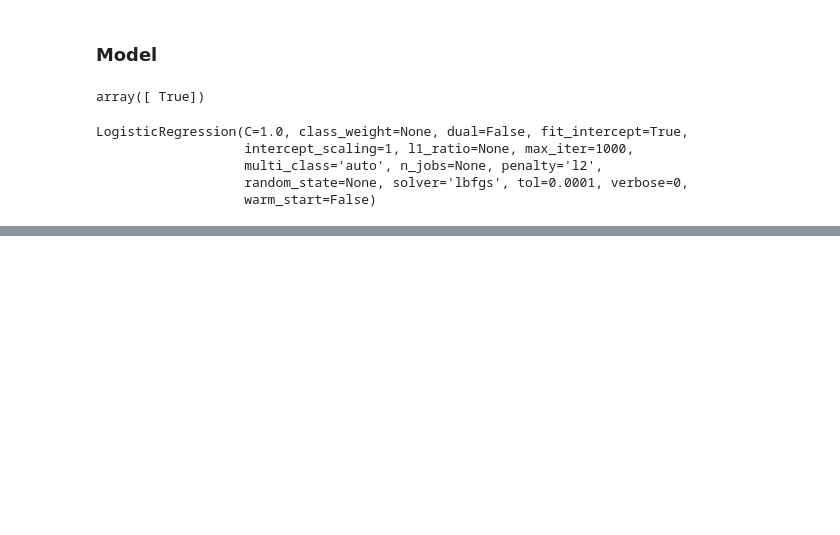
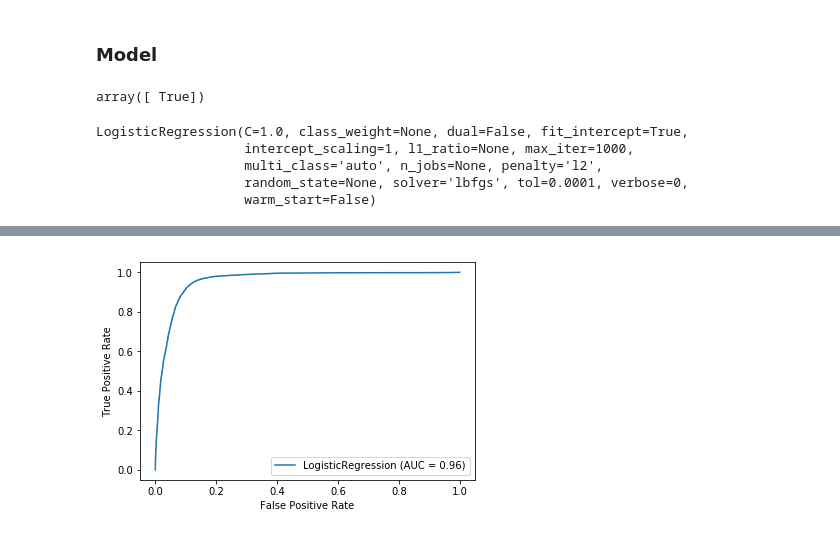
Before and after one commit to adamribaudo/ds5500-capstone, a Jupyter notebook: Logistic Regression/Merge_Pipeline.ipynb, the cells around one changed output, grey strips where cells are left out. Cells and saved outputs as stored; diff of their text form; code cells hidden in the pictures; blank space fills up the shorter version.

```diff
--- a/Logistic Regression/Merge_Pipeline.ipynb
+++ b/Logistic Regression/Merge_Pipeline.ipynb
@@ -156,0 +208,6 @@ LogisticRegression(C=1.0, class_weight=None, dual=False, fit_intercept=True,
+# %%
+plot_roc_curve(log, x_prepared,y)
+import matplotlib.pyplot as plt
+plt.show()
+# %% [output]
+[figure, added]
```
Also changed, not shown: parts of 18 cells of this notebook.
